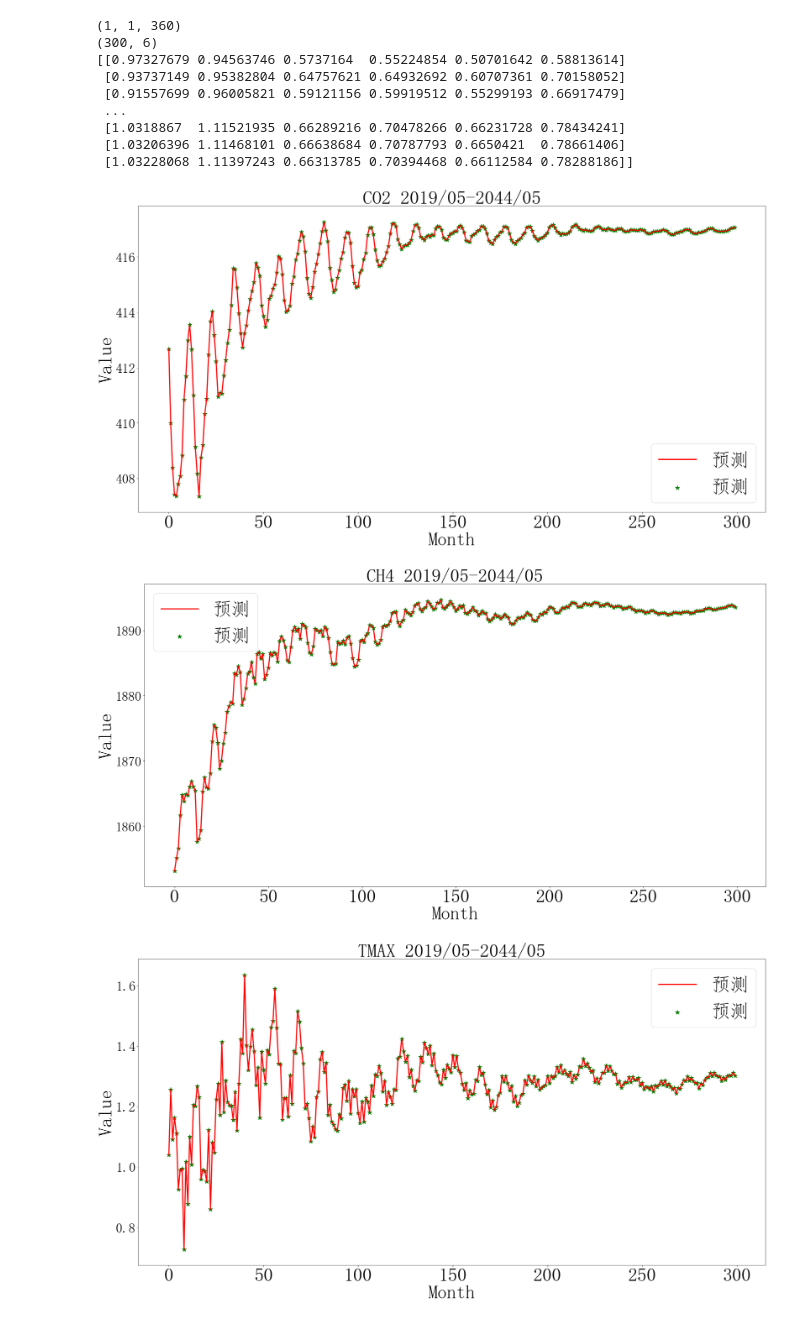
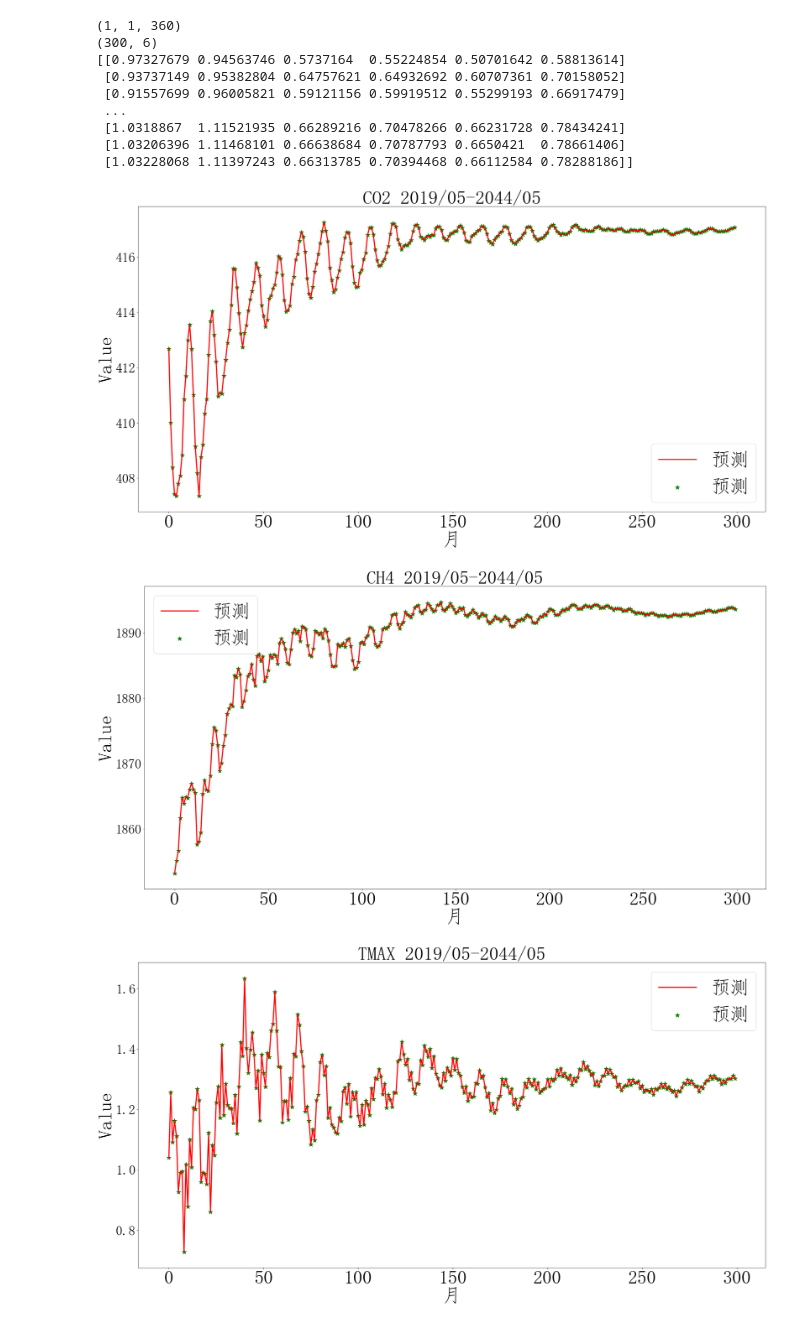
Before and after one commit to WPKENAN/shumo, a Jupyter notebook: pro2/多周期60.ipynb, the cells around one changed output. Saved outputs shown, nothing was run; the diff lists cells and outputs as text; code cells hidden in the pictures.

```diff
--- a/pro2/多周期60.ipynb
+++ b/pro2/多周期60.ipynb
@@ -260,30 +261,30 @@ print(pred_y)
 # %%
 
 
 inv_pred_y = scaler.inverse_transform(pred_y)
 x=np.zeros((len(inv_pred_y),1))
 for i in range(len(x)):
     x[i]=i
 
 
 for i in groups:
     # 绘制历史数据和预测数据图
 
     fig= pyplot.figure(figsize = (30,15))
     plt.plot(inv_pred_y[:,i-1],label='预测',c='r',linestyle='-', linewidth=3)
     plt.scatter(x,inv_pred_y[:,i-1],label='预测',c='g',linestyle='-', marker='*',s=150)
     plt.legend(prop={'size':50})
 
     plt.title('{} 2019/05-2044/05'.format(dataset.columns[i]),fontsize=50)
-    plt.xlabel("Month",fontsize=50)
+    plt.xlabel("月",fontsize=50)
     plt.ylabel("Value",fontsize=50)
     plt.xticks(fontsize=50)
     plt.yticks(fontsize=35)
 #     plt.title(fontdict=50)
     plt.savefig('{}25year.png'.format(dataset.columns[i]),dpi=200)
     plt.show()
     # 计算RMSE
 # %% [output]
-[figure, old version]
+[figure, new version]
-[figure, old version]
+[figure, new version]
-[figure, old version]
+[figure, new version]
```
Also changed, not shown: parts of 4 cells of this notebook, 1 other file.
